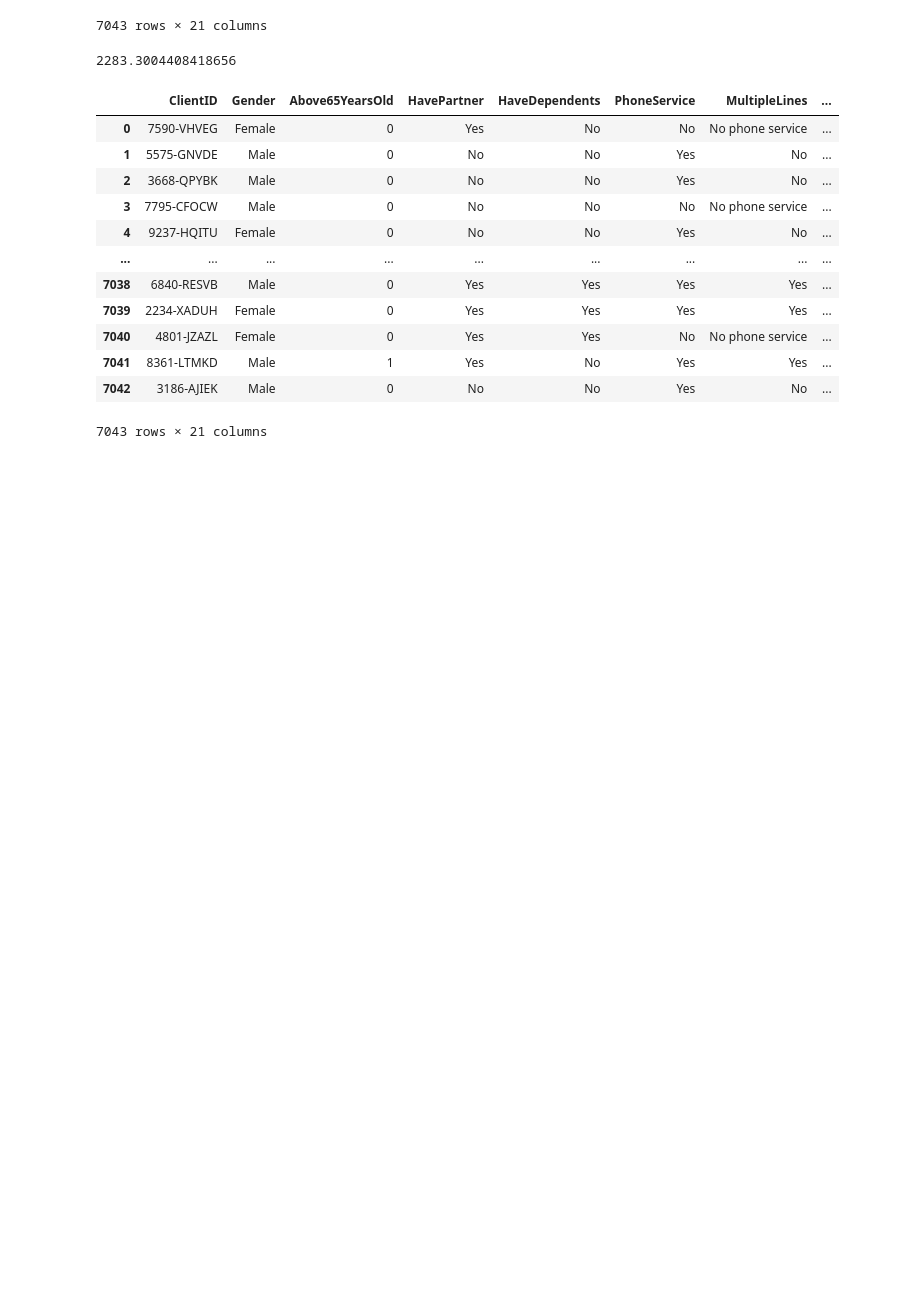
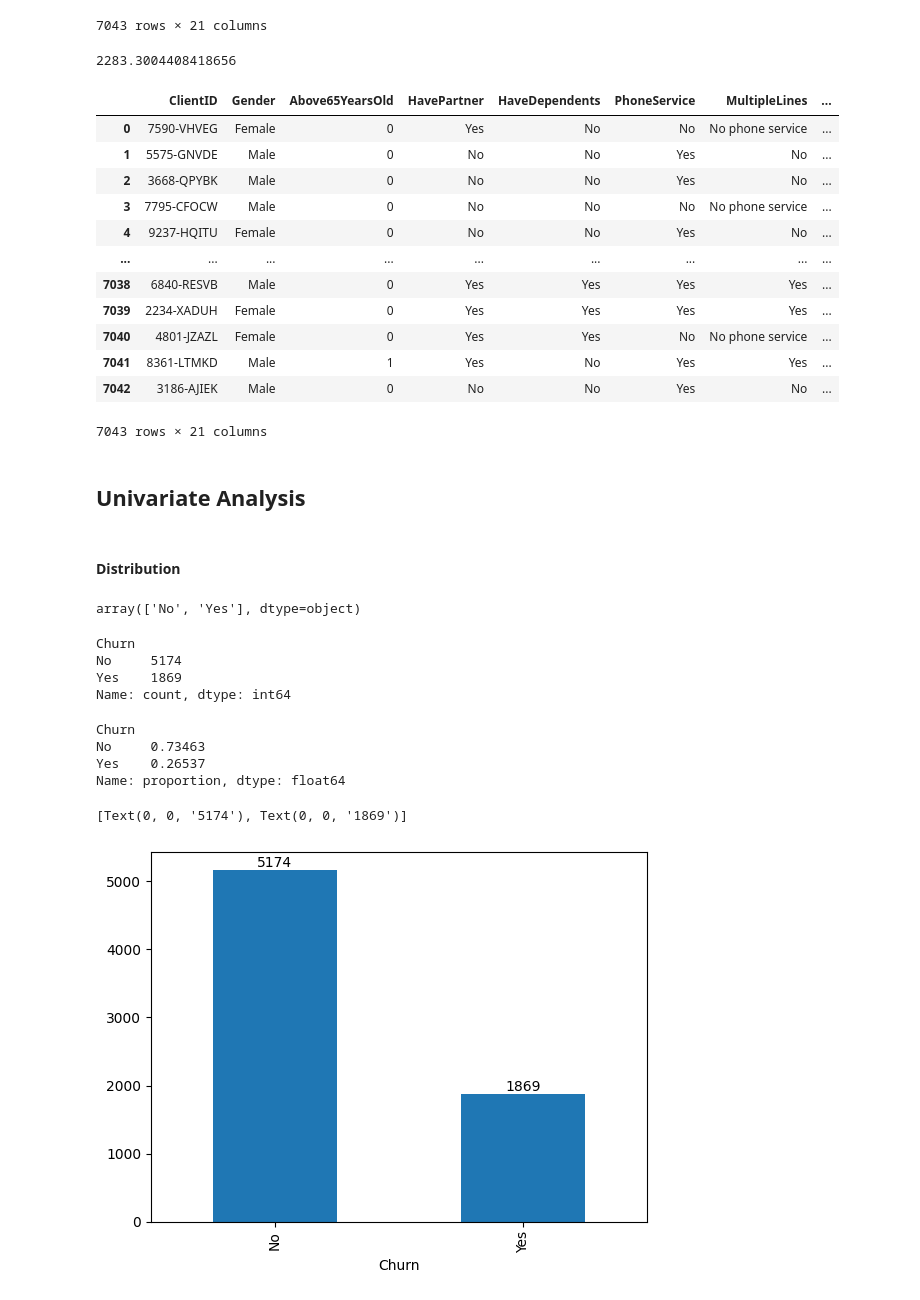
Before and after one commit to imnotannamaria/ia-ead-pandas, a Jupyter notebook: eda_churn.ipynb, the cells around one changed output. Drawn from its saved outputs; the diff is of its cells as text; code cells hidden in the pictures; blank space fills up the shorter version.

Commit message:
Distribution - Category variables

```diff
--- a/eda_churn.ipynb
+++ b/eda_churn.ipynb
@@ -525,3 +525,34 @@ df_churn.fillna(value={'TotalCharges': mean_totalCharges })
 | 7041 | 8361-LTMKD | Male | 1 | Yes | No | Yes | Yes | ... |
 | 7042 | 3186-AJIEK | Male | 0 | No | No | Yes | No | ... |
 7043 rows × 21 columns
+# %% [markdown]
+## Univariate Analysis
+# %% [markdown]
+#### Distribution
+# %%
+# Identify possible (unique) values in a dataframe variable
+df_churn.Churn.unique()
+# %% [output]
+array(['No', 'Yes'], dtype=object)
+# %%
+df_churn.Churn.value_counts()
+# %% [output]
+Churn
+No     5174
+Yes    1869
+Name: count, dtype: int64
+# %%
+df_churn.Churn.value_counts(normalize=True)
+# %% [output]
+Churn
+No     0.73463
+Yes    0.26537
+Name: proportion, dtype: float64
+# %%
+# quantity plot
+ax = df_churn.Churn.value_counts().plot.bar()
+
+ax.bar_label(ax.containers[0])
+# %% [output]
+[Text(0, 0, '5174'), Text(0, 0, '1869')]
+[figure, added]
```
Also changed, not shown: parts of 5 cells of this notebook, 1 other file.
